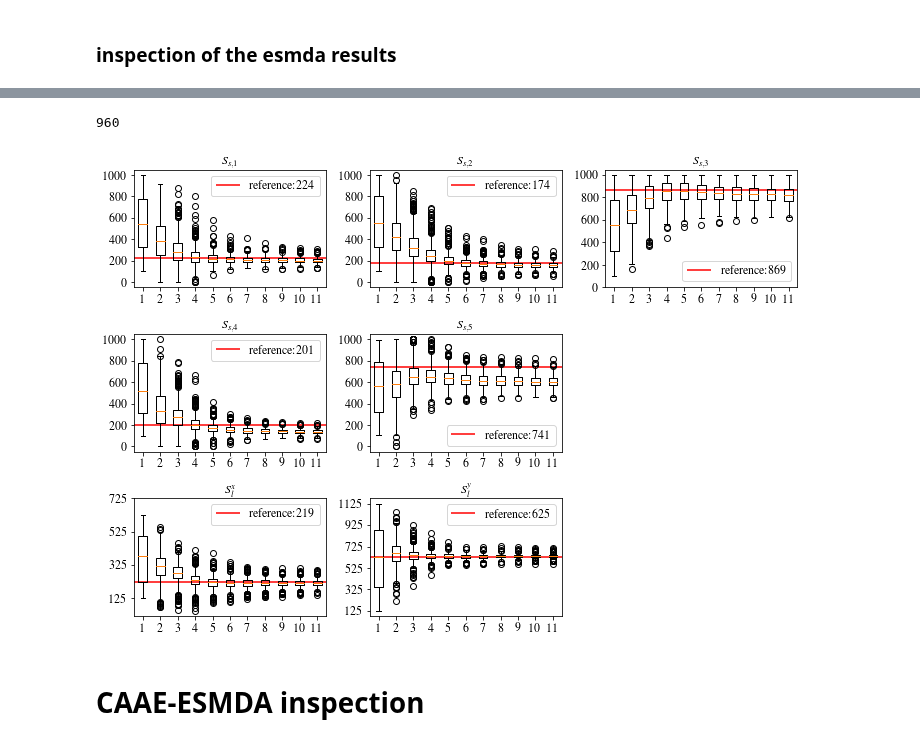
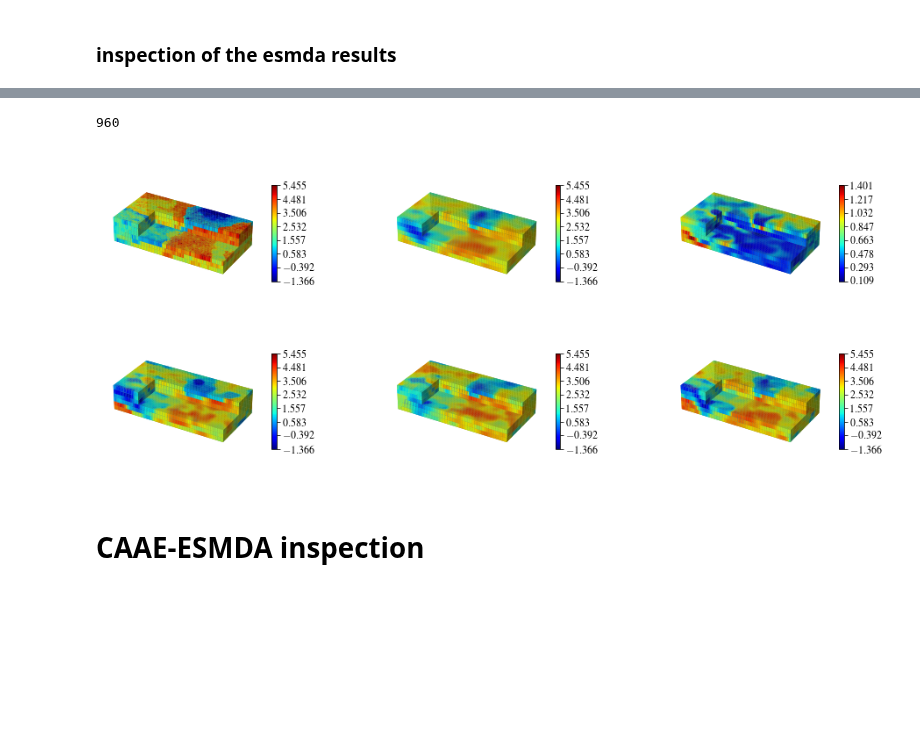
Before and after one commit to ZitongZhou/react_inverse, a Jupyter notebook: CAAE-DenseED-ESMDA/CAAE_DenseED_ESMDA.ipynb, the cells around one changed output, grey strips where cells are left out. Saved outputs shown, nothing was run; the diff lists cells and outputs as text; code cells hidden in the pictures; blank space fills up the shorter version.

```diff
--- a/CAAE-DenseED-ESMDA/CAAE_DenseED_ESMDA.ipynb
+++ b/CAAE-DenseED-ESMDA/CAAE_DenseED_ESMDA.ipynb
@@ -756,6 +824,6 @@ with open("mean-err-"+str(Num_ens)+".pkl","wb") as f:
 # %%
 Num_ens = 960
-with open("ESMDA-kd_source-"+str(Num_ens)+".pkl","rb") as f:
+with open("/content/drive/MyDrive/react_inverse/ESMDA/set3_ESMDA-kd_source-"+str(Num_ens)+".pkl","rb") as f:
     s = pkl.load(f)
 
 print(Num_ens)
@@ -774,8 +842,10 @@ std_logk = np.std(all_logk, axis=0)
 # print(std_latent)
 np.random.seed(888)
 kd_samp = []
+ind_samp = np.random.randint(0, Num_ens, 3)
 for i in range(3):
-    kd_samp.append(np.random.normal(mean_logk, std_logk))
+    # kd_samp.append(np.random.normal(mean_logk, std_logk))
+    kd_samp.append(all_logk[ind_samp[i]])
     # real_log_K = decoder(real_kd_latent).reshape(6, 41, 81)
     # fig = plot_3d_2(to_numpy(real_hk),to_numpy(kd_samp[-1]), 'esmda_kd_post'+str(i), cut=[3, 20+1, 20-1])
 
@@ -827,78 +897,37 @@ ax.set_box_aspect([250, 125, 50])
 m = cm.ScalarMappable(cmap=plt.cm.jet, norm=norm_std)
 m.set_array([])
 ax.set_axis_off()
 i += 1
 v1_std = np.linspace(vmin_std,vmax_std, 8, endpoint=True)
 fig.colorbar(m, ax=ax, fraction=0.015, pad=0.04, ticks=v1_std,)
 
 ## plot posterior samples
 data_all = [kd_samp[0], kd_samp[1], kd_samp[2]]
 for ind, data in enumerate(data_all):
     data = np.transpose(data, (2, 1, 0))
     data = np.flip(data, axis=2)
     filled = np.ones(data.shape)
     if cut is not None:
         filled[cut[2]:, :cut[1], (6-cut[0]):] = 0
     x, y, z = np.indices(np.array(filled.shape) + 1)
 
     ax = fig.add_subplot(2, 3, i, projection='3d')
     ax.voxels(x, y, z, filled, facecolors=plt.cm.jet(norm(data)), edgecolors=None)
     ax.set_box_aspect([250, 125, 50])
     # ax.set_title(titles[ind])
     m = cm.ScalarMappable(cmap=plt.cm.jet, norm=norm)
     m.set_array([])
     ax.set_axis_off()
     i += 1
     fig.colorbar(m, ax=ax, fraction=0.015, pad=0.04, ticks=v1,)
 
 plt.tight_layout()
 # ax.set_title(title)
-plt.savefig(title+'.pdf',bbox_inches='tight')
+plt.savefig('/content/drive/MyDrive/react_inverse/ESMDA/set3_'+title+'.pdf',bbox_inches='tight')
 ##takes 3 min 50 second
+# %% [output]
+960
+[figure, added]
-# %%
-## plot the source parameter ensembles
-Num_ens = 960
-# # Num_ens = 480
-with open("ESMDA-kd_source-"+str(Num_ens)+".pkl","rb") as f:
-    s = pkl.load(f)
-print(Num_ens)
-fig, axs = plt.subplots(3,3,figsize=(10,7))
-axs = axs.flat
-
-for i in range(5):
-    axs[i].boxplot(s[:,924+i,:])
-    axs[i].set_title(r'$S_{s,'+str(i+1)+'}$')
-    axs[i].hlines(real_source_rate[i],0.5,s[:,924+i,:].shape[1]+0.5,'r',
-                  label='reference:'+str(round(real_source_rate[i]))
-                  )
-    axs[i].set_yticks([int(_) for _ in np.arange(0, 1001, step=200)])
-    axs[i].legend()
-
-dx, dy = 2500/80, 1250/40
-axs[7].boxplot(s[:,929,:]*dx)
-axs[7].set_title(r'$S^y_l$')
-axs[7].hlines(real_source_loc[1]*dx,0.5, s[:,924+i,:].shape[1]+0.5,'r',
-              label='reference:'+str(round(real_source_loc[1]*dx))
-              )
-axs[7].legend()
-axs[7].set_yticks([125,325,525,725,925,1125])
-
-axs[6].boxplot(s[:,930,:]*dy)
-axs[6].set_title(r'$S^x_l$')
-axs[6].hlines(real_source_loc[2]*dy,0.5, s[:,924+i,:].shape[1]+0.5,'r',
-              label='reference:'+str(round(real_source_loc[2]*dy))
-              )
-axs[6].legend()
-axs[6].set_yticks([125,325,525,725])
-
-fig.delaxes(axs[5])
-fig.delaxes(axs[8])
-
-plt.tight_layout()
-fig.savefig('boxplot-'+str(Num_ens)+'.pdf')
-# %% [output]
-960
-[figure, removed]
 # %% [markdown]
 # CAAE-ESMDA inspection
 # %%
```
Also changed, not shown: parts of 22 cells of this notebook, 2 other files.
